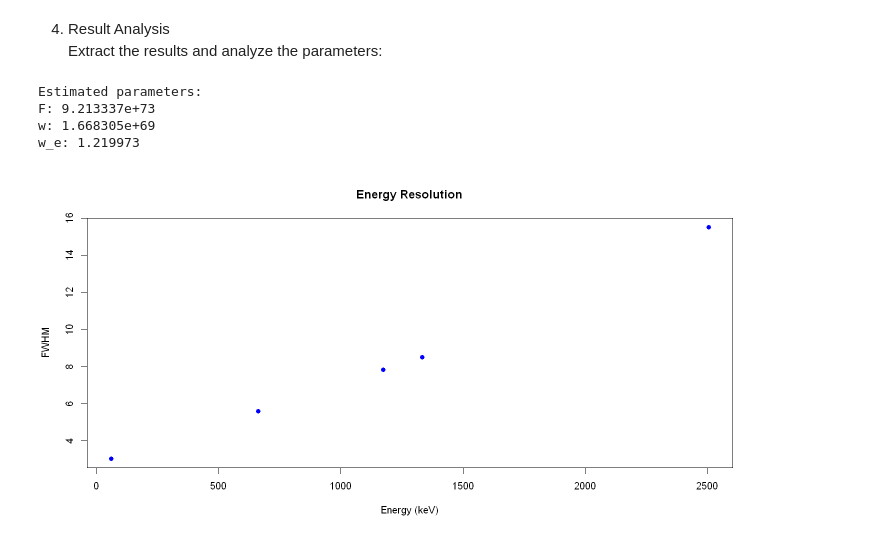
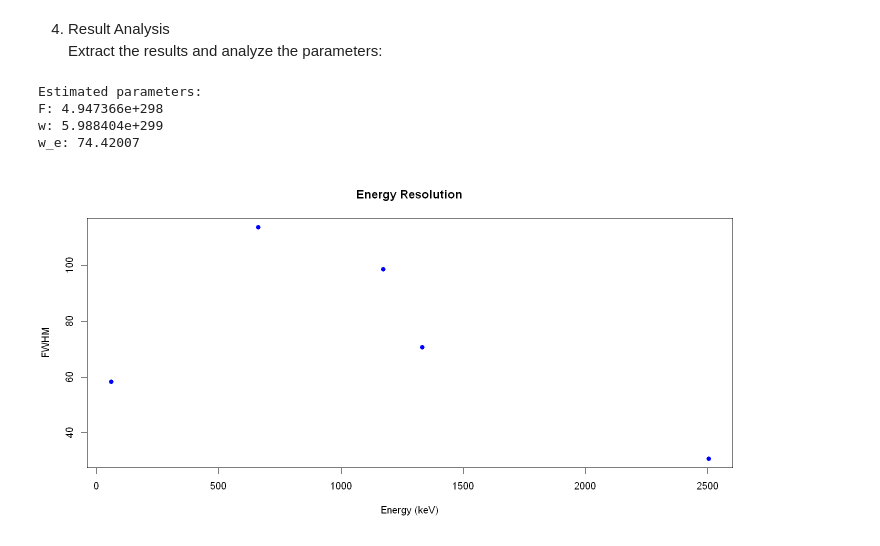
Before and after one commit to EugeniaBoccanera/R_project, a Jupyter notebook: Group_22.ipynb, the cells around one changed output. Cells and saved outputs as stored; diff of their text form; code cells hidden in the pictures.

```diff
--- a/Group_22.ipynb
+++ b/Group_22.ipynb
@@ -307,9 +342,9 @@ Calcolo FWHM con metodo Gaussiano
 # Function to fit Gaussian model using nls
 fit_gaussian_nls <- function(peak_data) {
   # Initial guesses for the parameters
-  mu_init <- peak_data$Channel[which.max(peak_data$Count)]
-  sigma_init <- 10
-  A_init <- max(peak_data$Count)
+  mu_init <- peak_data$Channel[which.max(peak_data$log_Count)]
+  sigma_init <- diff(range(peak_data$Channel)) / 4  # Quarter of the range
+  A_init <- max(peak_data$log_Count)
 
   # Define the Gaussian function
   gaussian <- function(x, mu, sigma, A) {
@@ -317,14 +352,16 @@ fit_gaussian_nls <- function(peak_data) {
   }
 
   # Fit the model using nls
-  fit <- nls(Count ~ gaussian(Channel, mu, sigma, A), data = peak_data,
+  fit <- nls(log_Count ~ gaussian(Channel, mu, sigma, A), data = peak_data,
              start = list(mu = mu_init, sigma = sigma_init, A = A_init),
              control = nls.control(maxiter = 100))
   return(fit)
 }
 
+
 # Fit the model for each peak
-fits <- lapply(peak_data_list, fit_gaussian_nls)
+fits_AmCsCo <- lapply(peak_data_list_AmCsCo, fit_gaussian_nls)
+fits_Th <- lapply(peak_data_list_Th, fit_gaussian_nls)
 # %%
 # Function to calculate FWHM from fitted Gaussian parameters
 calculate_fwhm <- function(fit) {
@@ -335,6 +372,8 @@ calculate_fwhm <- function(fit) {
 }
 
 # Calculate FWHM for each peak
-fwhm_values <- sapply(fits, calculate_fwhm)
-print(fwhm_values)
+fwhm_values_AmCsCo <- sapply(fits_AmCsCo, calculate_fwhm)
+fwhm_values_Th <- sapply(fits_Th, calculate_fwhm)
+print(fwhm_values_AmCsCo)
+print(fwhm_values_Th)
 # %% [output]
@@ -492,16 +603,26 @@ stan_data <- list(
+# %%
+# Prepare data for Stan
+stan_data_AmCsCo <- list(
+  N = length(energies_AmCsCo),
+  E_gamma = energies_AmCsCo,
+  FWHM = fwhm_values_AmCsCo
+)
+stan_data_Th <- list(
+  N = length(energies_Th),
+  E_gamma = energies_Th,
+  FWHM = fwhm_values_Th
+)
 # %% [markdown]
 3. MCMC Simulation
 Compile the Stan model and run the MCMC simulation:
 # %%
 # Compile the model
-stan_model <- stan(model_code = stan_model_code,
-                   data = stan_data,
+stan_model_AmCsCo <- stan(model_code = stan_model_code,
+                   data = stan_data_AmCsCo,
                    iter = 2000,
                    chains = 4,
                    control = list(max_treedepth = 10))
-
-
 # Print the summary of the model
-print(stan_model)
+print(stan_model_AmCsCo)
 # %% [output]
 Warning message:
@@ -546,29 +712,29 @@ convergence, Rhat=1).
 Extract the results and analyze the parameters:
 # %%
 # Extract results
-results <- extract(stan_model)
+results <- extract(stan_model_AmCsCo)
 
 # Get the posterior estimates for the parameters
 F_est <- mean(results$F)
 w_est <- mean(results$w)
 w_e_est <- mean(results$w_e)
 
 # Print the estimated parameters
 cat("Estimated parameters:\n")
 cat("F:", F_est, "\n")
 cat("w:", w_est, "\n")
 cat("w_e:", w_e_est, "\n")
 
 # Plot the energy resolution function
-energy_range <- seq(min(energies), max(energies), length.out = 100)
+energy_range <- seq(min(energies_AmCsCo), max(energies_AmCsCo), length.out = 100)
 w_d <- 2 * sqrt(2 * log(2) * F_est * energy_range * w_est)
 predicted_fwhm <- sqrt(w_d^2 + w_e_est^2)
 
-plot(energies, fwhm_values, pch = 19, col = "blue", xlab = "Energy (keV)", ylab = "FWHM", main = "Energy Resolution")
+plot(energies_AmCsCo, fwhm_values_AmCsCo, pch = 19, col = "blue", xlab = "Energy (keV)", ylab = "FWHM", main = "Energy Resolution")
 lines(energy_range, predicted_fwhm, col = "red")
 # %% [output]
 Estimated parameters:
-F: 9.213337e+73
-w: 1.668305e+69
-w_e: 1.219973
+F: 4.947366e+298
+w: 5.988404e+299
+w_e: 74.42007
-[figure, old version]
+[figure, new version]
```
Also changed, not shown: parts of 17 cells of this notebook.
